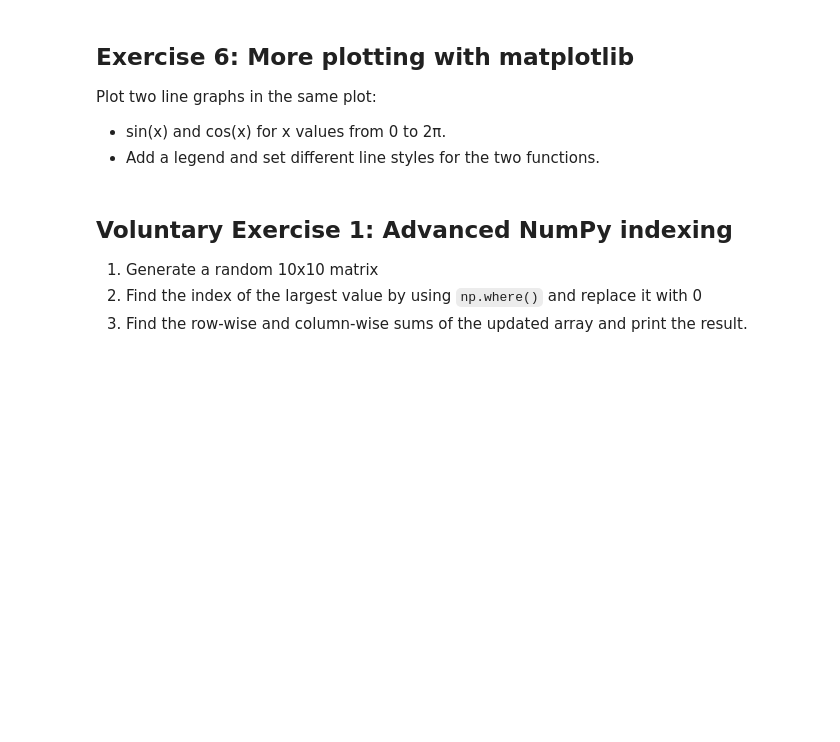
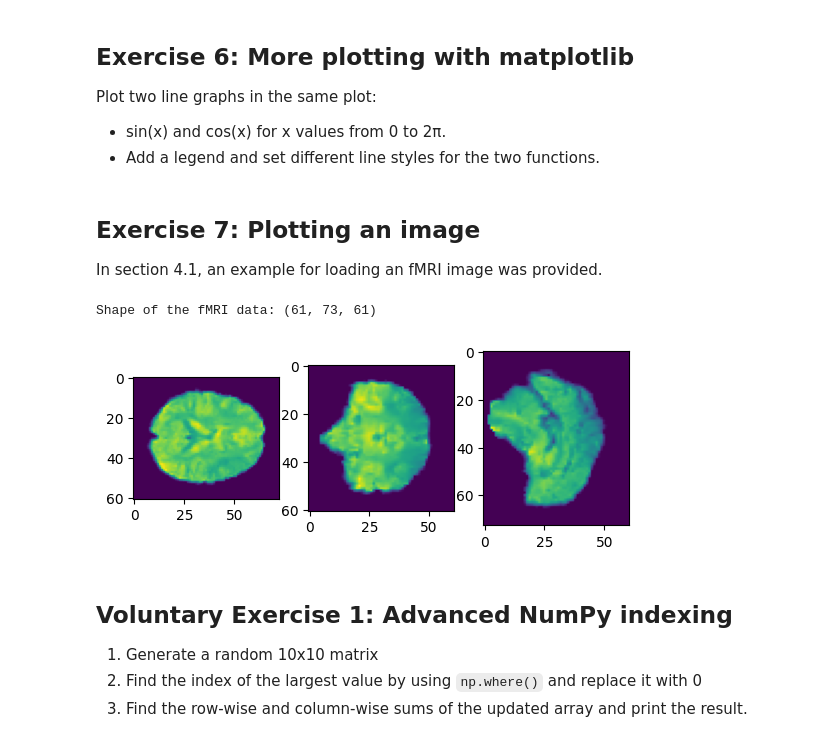
Before and after one commit to mibur1/psy111, a Jupyter notebook: book/introduction/4_Scientific_Comp/4_Exercises.ipynb, the cells around one changed output. Saved outputs shown, nothing was run; the diff lists cells and outputs as text; code cells hidden in the pictures; blank space fills up the shorter version.

```diff
--- a/book/introduction/4_Scientific_Comp/4_Exercises.ipynb
+++ b/book/introduction/4_Scientific_Comp/4_Exercises.ipynb
@@ -86,6 +88,30 @@ Plot two line graphs in the same plot:
 - Add a legend and set different line styles for the two functions.
 # %%
 # Exercise 6
+# %% [markdown]
+## Exercise 7: Plotting an image
+
+In section 4.1, an example for loading an fMRI image was provided.
+# %%
+from nilearn import datasets
+import nibabel as nib
+
+haxby_dataset = datasets.fetch_adhd(n_subjects=1) # Download the Haxby dataset
+fmri_img = nib.load(haxby_dataset.func[0]) # Load the fMRI data using nibabel
+fmri_data = fmri_img.get_fdata() # Convert to a 4D numpy array
+fmri_data_mean = np.mean(fmri_data, axis=3)
+print(f"Shape of the fMRI data: {fmri_data_mean.shape}")
+
+from matplotlib import pyplot as plt
+
+fig, ax = plt.subplots(1,3)
+ax[0].imshow(fmri_data_mean[:,:,30])
+ax[1].imshow(fmri_data_mean[:,35,:])
+ax[2].imshow(fmri_data_mean[30,:,:])
+plt.show()
+# %% [output]
+Shape of the fMRI data: (61, 73, 61)
+[figure, added]
 # %% [markdown]
 ## Voluntary Exercise 1: Advanced NumPy indexing
 
```
Also changed, not shown: parts of 1 cell of this notebook, 4 other files.
